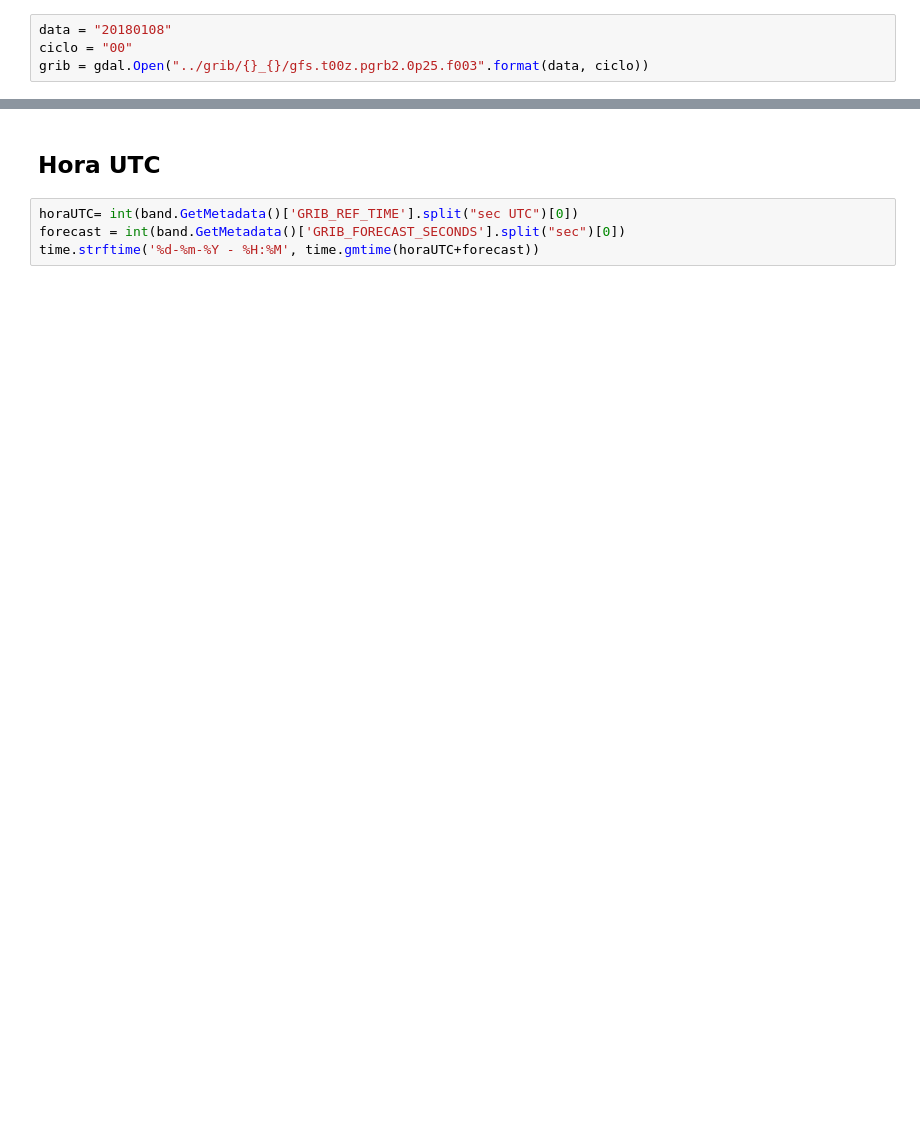
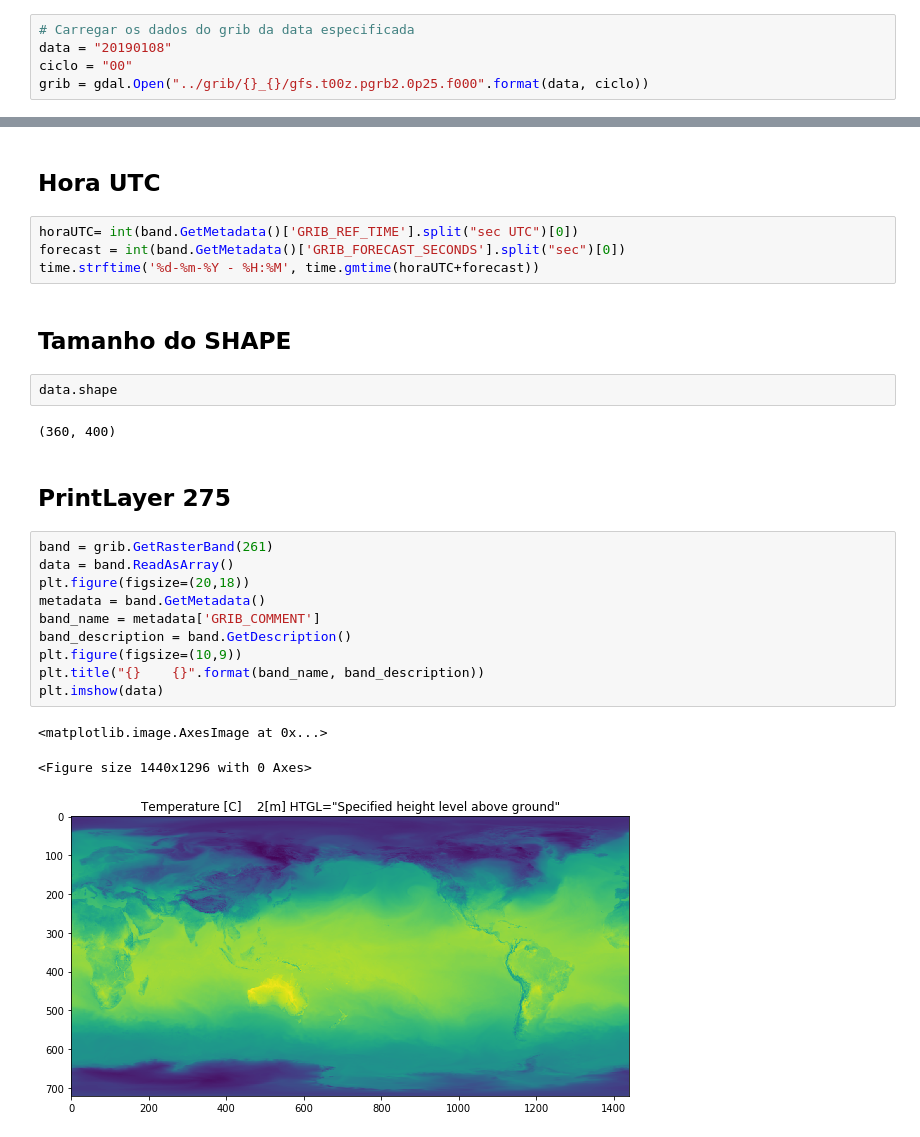
Before and after one commit to ficosta/PrevisaoTempo, a Jupyter notebook: notebook/Analise.ipynb, the cells around one changed output, grey strips where cells are left out. Drawn from its saved outputs; the diff is of its cells as text; blank space fills up the shorter version.

```diff
--- a/notebook/Analise.ipynb
+++ b/notebook/Analise.ipynb
@@ -6,9 +6,10 @@ from osgeo import gdal
 import pprint
 import time
 # %%
-data = "20180108"
+# Carregar os dados do grib da data especificada
+data = "20190108"
 ciclo = "00"
-grib = gdal.Open("../grib/{}_{}/gfs.t00z.pgrb2.0p25.f003".format(data, ciclo))
+grib = gdal.Open("../grib/{}_{}/gfs.t00z.pgrb2.0p25.f000".format(data, ciclo))
 # %% [markdown]
 ## Numero de Bandas / Layers
 # %%
@@ -61,3 +79,25 @@ pprint.pprint(band.GetMetadata())
 horaUTC= int(band.GetMetadata()['GRIB_REF_TIME'].split("sec UTC")[0])
 forecast = int(band.GetMetadata()['GRIB_FORECAST_SECONDS'].split("sec")[0])
 time.strftime('%d-%m-%Y - %H:%M', time.gmtime(horaUTC+forecast))
+# %% [markdown]
+## Tamanho do SHAPE
+# %%
+data.shape
+# %% [output]
+(360, 400)
+# %% [markdown]
+## PrintLayer 275
+# %%
+band = grib.GetRasterBand(261)
+data = band.ReadAsArray()
+plt.figure(figsize=(20,18))
+metadata = band.GetMetadata()
+band_name = metadata['GRIB_COMMENT']
+band_description = band.GetDescription()
+plt.figure(figsize=(10,9))
+plt.title("{}    {}".format(band_name, band_description))
+plt.imshow(data)
+# %% [output]
+<matplotlib.image.AxesImage at 0x...>
+<Figure size 1440x1296 with 0 Axes>
+[figure, added]
```
Also changed, not shown: parts of 7 cells of this notebook, 1 other file.
